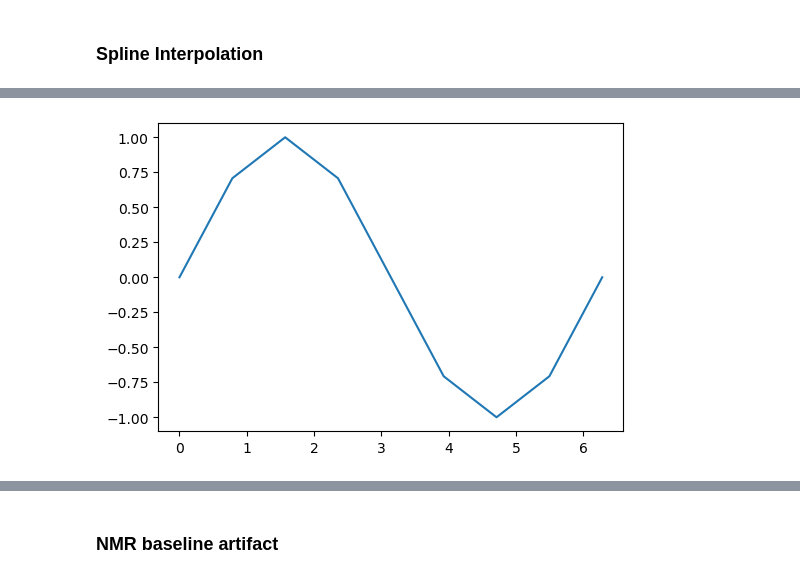
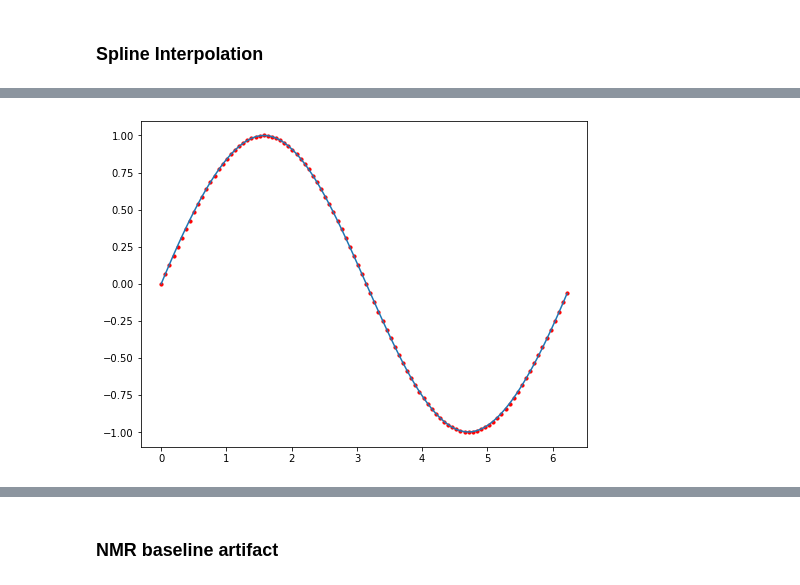
Before and after one commit to sejin8642/ftnmr, a Jupyter notebook: scripts/nb.ipynb, the cells around one changed output, grey strips where cells are left out. Cells and saved outputs as stored; diff of their text form; code cells hidden in the pictures.

```diff
--- a/scripts/nb.ipynb
+++ b/scripts/nb.ipynb
@@ -354,10 +345,11 @@ y = np.sin(x)
-# %%
-plt.plot(x, y)
-plt.show()
-# %% [output]
-[figure, removed]
 # %%
 tck = interpolate.splrep(x, y, s=0)
 xnew = np.arange(0, 2*np.pi, np.pi/50)
 y_real = np.sin(xnew)
 ynew = interpolate.splev(xnew, tck, der=0)
+
+plt.plot(xnew, ynew)
+plt.scatter(xnew, y_real, color='r', s=10)
+plt.show()
+# %% [output]
+[figure, added]
```
Also changed, not shown: parts of 37 cells of this notebook, 1 other file.
